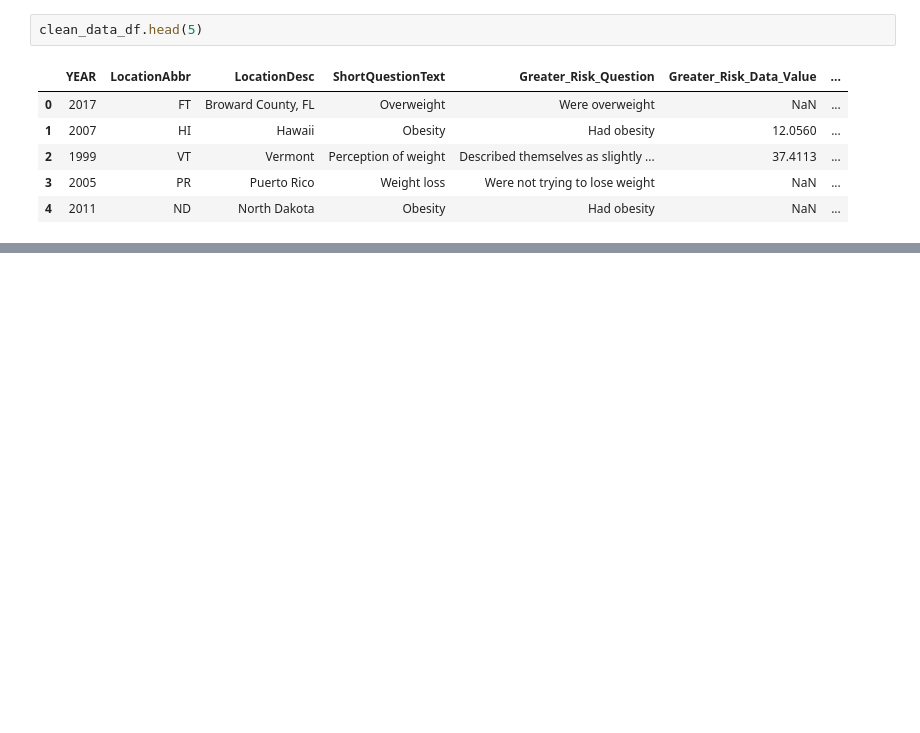
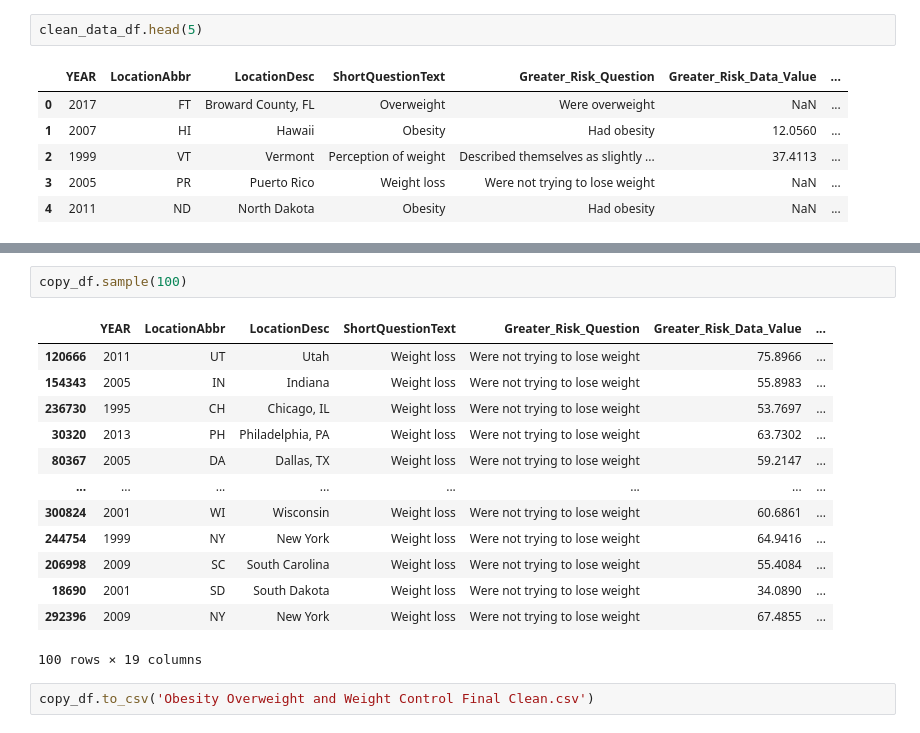
Before and after one commit to Peterg0205/Allen_Gunn_project-, a Jupyter notebook: Obesity Overweight and Weight Control Final Clean.csv.ipynb, the cells around one changed output, grey strips where cells are left out. Cells and saved outputs as stored; diff of their text form; blank space fills up the shorter version.

```diff
--- a/Obesity Overweight and Weight Control Final Clean.csv.ipynb
+++ b/Obesity Overweight and Weight Control Final Clean.csv.ipynb
@@ -21,0 +83,18 @@ clean_data_df.head(5)
+# %%
+copy_df.sample(100)
+# %% [output]
+|  | YEAR | LocationAbbr | LocationDesc | ShortQuestionText | Greater_Risk_Question | Greater_Risk_Data_Value | ... |
+| 120666 | 2011 | UT | Utah | Weight loss | Were not trying to lose weight | 75.8966 | ... |
+| 154343 | 2005 | IN | Indiana | Weight loss | Were not trying to lose weight | 55.8983 | ... |
+| 236730 | 1995 | CH | Chicago, IL | Weight loss | Were not trying to lose weight | 53.7697 | ... |
+| 30320 | 2013 | PH | Philadelphia, PA | Weight loss | Were not trying to lose weight | 63.7302 | ... |
+| 80367 | 2005 | DA | Dallas, TX | Weight loss | Were not trying to lose weight | 59.2147 | ... |
+| ... | ... | ... | ... | ... | ... | ... | ... |
+| 300824 | 2001 | WI | Wisconsin | Weight loss | Were not trying to lose weight | 60.6861 | ... |
+| 244754 | 1999 | NY | New York | Weight loss | Were not trying to lose weight | 64.9416 | ... |
+| 206998 | 2009 | SC | South Carolina | Weight loss | Were not trying to lose weight | 55.4084 | ... |
+| 18690 | 2001 | SD | South Dakota | Weight loss | Were not trying to lose weight | 34.0890 | ... |
+| 292396 | 2009 | NY | New York | Weight loss | Were not trying to lose weight | 67.4855 | ... |
+100 rows × 19 columns
+# %%
+copy_df.to_csv('Obesity Overweight and Weight Control Final Clean.csv')
```
Also changed, not shown: parts of 5 cells of this notebook.
